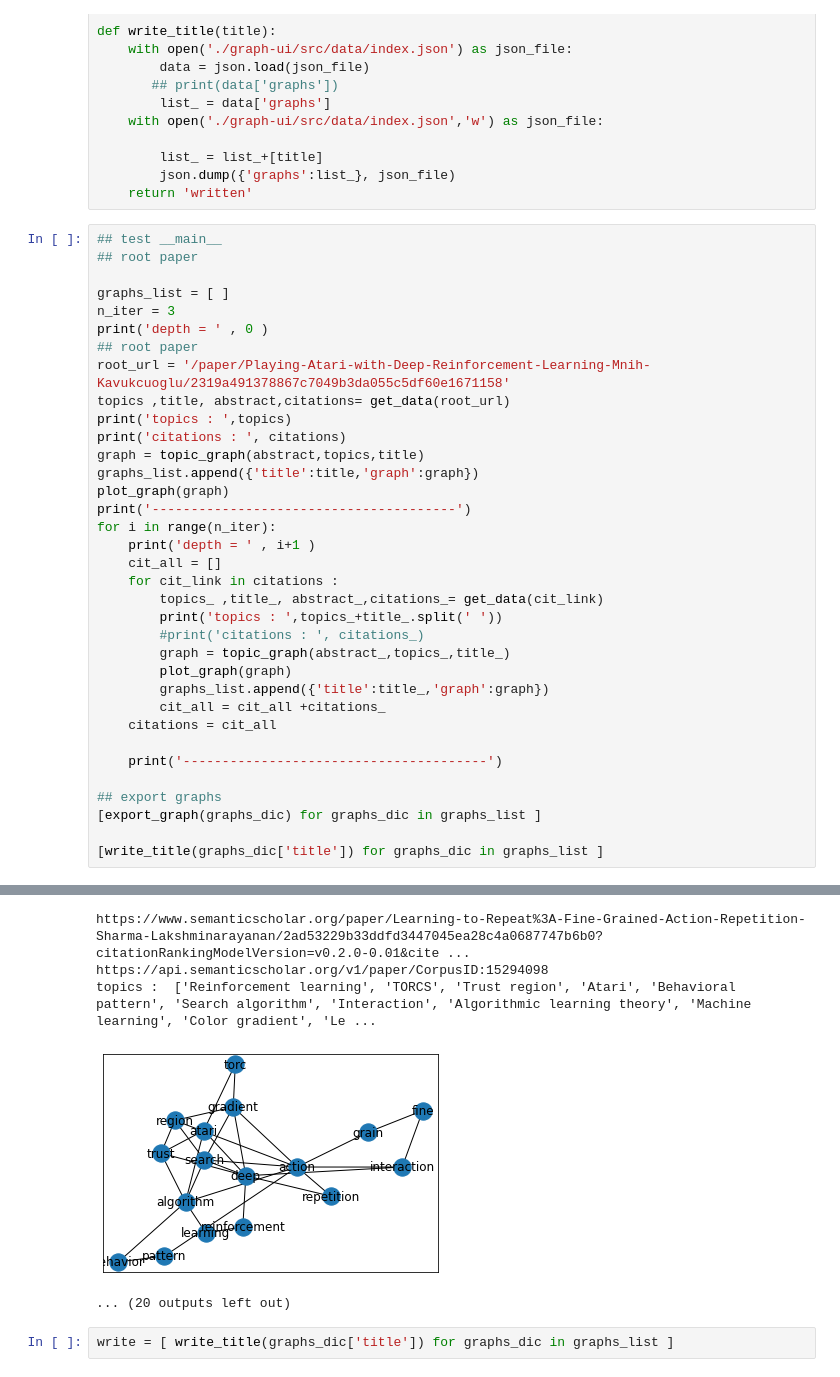
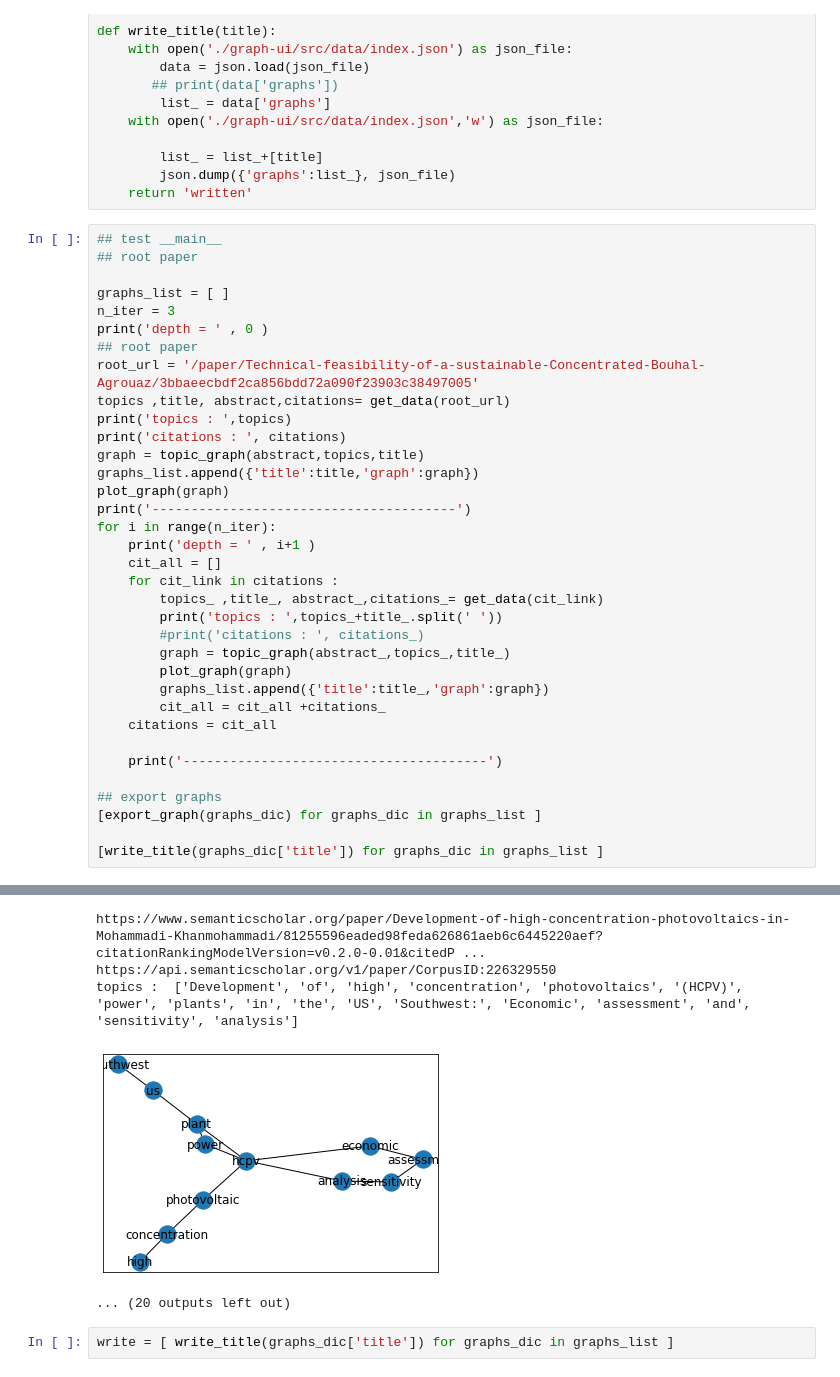
Before and after one commit to AnasAito/Semantic-parser, a Jupyter notebook: topicgraph/sandbox.ipynb, the cells around one changed output, grey strips where cells are left out. Cells and saved outputs as stored; diff of their text form.

```diff
--- a/topicgraph/sandbox.ipynb
+++ b/topicgraph/sandbox.ipynb
@@ -141,7 +141,7 @@ graphs_list = [ ]
 n_iter = 3
 print('depth = ' , 0 )
 ## root paper
-root_url = '/paper/Playing-Atari-with-Deep-Reinforcement-Learning-Mnih-Kavukcuoglu/2319a491378867c7049b3da055c5df60e1671158'
+root_url = '/paper/Technical-feasibility-of-a-sustainable-Concentrated-Bouhal-Agrouaz/3bbaeecbdf2ca856bdd72a090f23903c38497005'
 topics ,title, abstract,citations= get_data(root_url)
 print('topics : ',topics)
 print('citations : ', citations)
@@ -198,7 +198,7 @@ topics :  ['Reinforcement learning', 'Approximation', 'Feature extraction', 'App
-https://www.semanticscholar.org/paper/Learning-to-Repeat%3A-Fine-Grained-Action-Repetition-Sharma-Lakshminarayanan/2ad53229b33ddfd3447045ea28c4a0687747b6b0?citationRankingModelVersion=v0.2.0-0.01&cite ...
-https://api.semanticscholar.org/v1/paper/CorpusID:15294098
-topics :  ['Reinforcement learning', 'TORCS', 'Trust region', 'Atari', 'Behavioral pattern', 'Search algorithm', 'Interaction', 'Algorithmic learning theory', 'Machine learning', 'Color gradient', 'Le ...
+https://www.semanticscholar.org/paper/Development-of-high-concentration-photovoltaics-in-Mohammadi-Khanmohammadi/81255596eaded98feda626861aeb6c6445220aef?citationRankingModelVersion=v0.2.0-0.01&citedP ...
+https://api.semanticscholar.org/v1/paper/CorpusID:226329550
+topics :  ['Development', 'of', 'high', 'concentration', 'photovoltaics', '(HCPV)', 'power', 'plants', 'in', 'the', 'US', 'Southwest:', 'Economic', 'assessment', 'and', 'sensitivity', 'analysis']
-[figure, old version]
+[figure, new version]
 ... (20 outputs left out)
 # %%
 write = [ write_title(graphs_dic['title']) for graphs_dic in graphs_list ]
```
Also changed, not shown: parts of 1 cell of this notebook, 25 other files.
